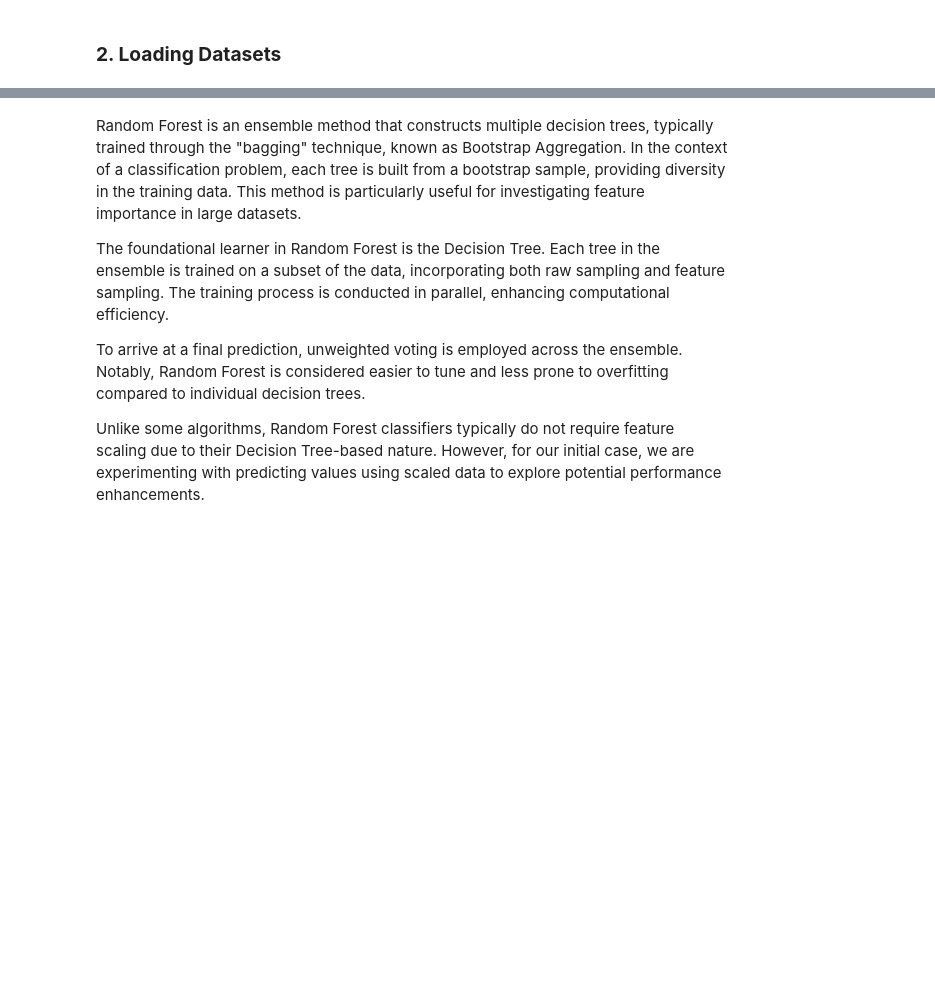
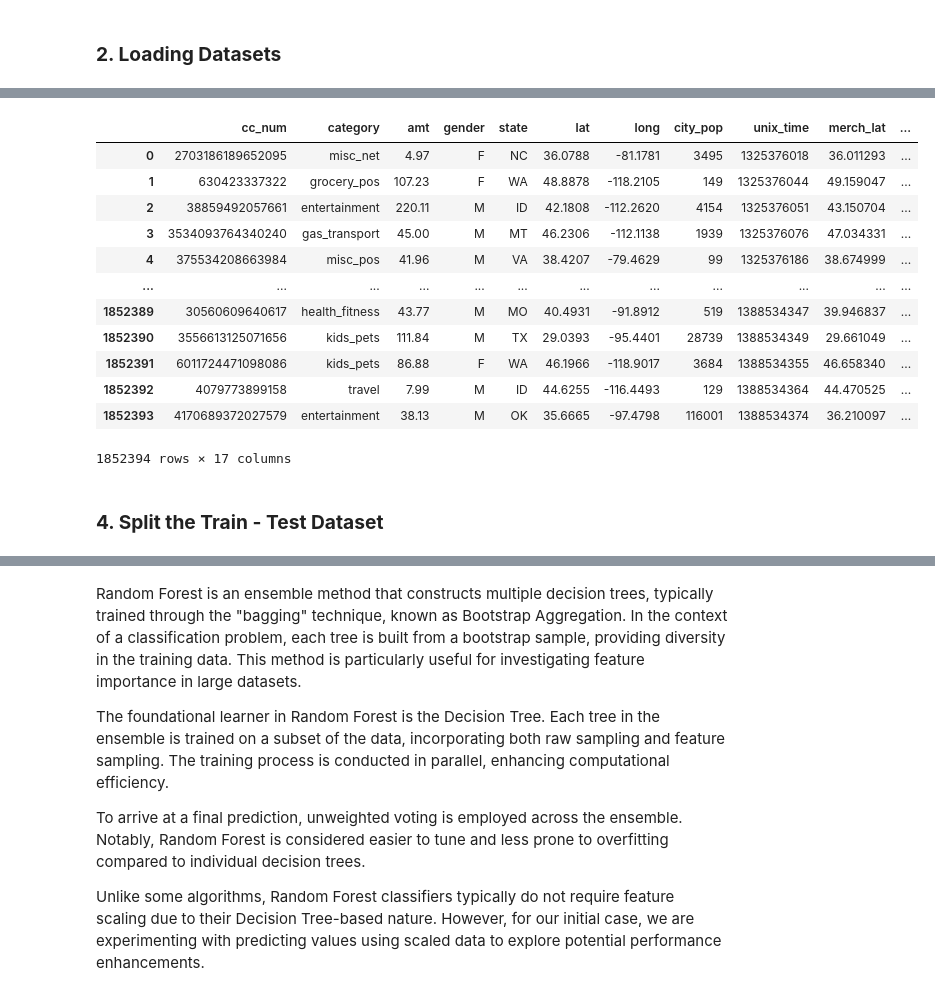
Before and after one commit to sabheen9/Credit-Card-Fraud-Detection, a Jupyter notebook: notebooks/Modeling.ipynb, the cells around one changed output, grey strips where cells are left out. Drawn from its saved outputs; the diff is of its cells as text; code cells hidden in the pictures; blank space fills up the shorter version.

```diff
--- a/notebooks/Modeling.ipynb
+++ b/notebooks/Modeling.ipynb
@@ -27,0 +23,6 @@ test_data=pd.read_csv("../data/test_data.csv",index_col=0)
+# %%
+data=pd.read_csv("../data/clean_data.csv",index_col=0,parse_dates=['trans_date_trans_time','dob'])
+data.head(10)
+print("Dataset has " , data.shape[0] , " rows and ",data.shape[1] , " columns")
+print('column names: \n')
+print('\n'.join(list(data.columns)))
@@ -27,0 +49,8 @@ test_data=pd.read_csv("../data/test_data.csv",index_col=0)
+# %%
+# list of the columns to be dropped
+
+drop_cols = ['trans_date_trans_time','street','merchant','zip','first','last','trans_num','job','dob','city','trans_days','trans_year']
+# %%
+data.drop(drop_cols, axis = 1, inplace = True)
+data.reset_index(drop=True, inplace = True)
+list(data.columns) # lets look at the remaining list of columns
@@ -27,0 +75,18 @@ test_data=pd.read_csv("../data/test_data.csv",index_col=0)
+# %%
+data
+# %% [output]
+|  | cc_num | category | amt | gender | state | lat | long | city_pop | unix_time | merch_lat | ... |
+| 0 | 2703186189652095 | misc_net | 4.97 | F | NC | 36.0788 | -81.1781 | 3495 | 1325376018 | 36.011293 | ... |
+| 1 | 630423337322 | grocery_pos | 107.23 | F | WA | 48.8878 | -118.2105 | 149 | 1325376044 | 49.159047 | ... |
+| 2 | 38859492057661 | entertainment | 220.11 | M | ID | 42.1808 | -112.2620 | 4154 | 1325376051 | 43.150704 | ... |
+| 3 | 3534093764340240 | gas_transport | 45.00 | M | MT | 46.2306 | -112.1138 | 1939 | 1325376076 | 47.034331 | ... |
+| 4 | 375534208663984 | misc_pos | 41.96 | M | VA | 38.4207 | -79.4629 | 99 | 1325376186 | 38.674999 | ... |
+| ... | ... | ... | ... | ... | ... | ... | ... | ... | ... | ... | ... |
+| 1852389 | 30560609640617 | health_fitness | 43.77 | M | MO | 40.4931 | -91.8912 | 519 | 1388534347 | 39.946837 | ... |
+| 1852390 | 3556613125071656 | kids_pets | 111.84 | M | TX | 29.0393 | -95.4401 | 28739 | 1388534349 | 29.661049 | ... |
+| 1852391 | 6011724471098086 | kids_pets | 86.88 | F | WA | 46.1966 | -118.9017 | 3684 | 1388534355 | 46.658340 | ... |
+| 1852392 | 4079773899158 | travel | 7.99 | M | ID | 44.6255 | -116.4493 | 129 | 1388534364 | 44.470525 | ... |
+| 1852393 | 4170689372027579 | entertainment | 38.13 | M | OK | 35.6665 | -97.4798 | 116001 | 1388534374 | 36.210097 | ... |
+1852394 rows × 17 columns
+# %% [markdown]
+### **4. Split the Train - Test Dataset**
```
Also changed, not shown: parts of 55 cells of this notebook, 2 other files.
